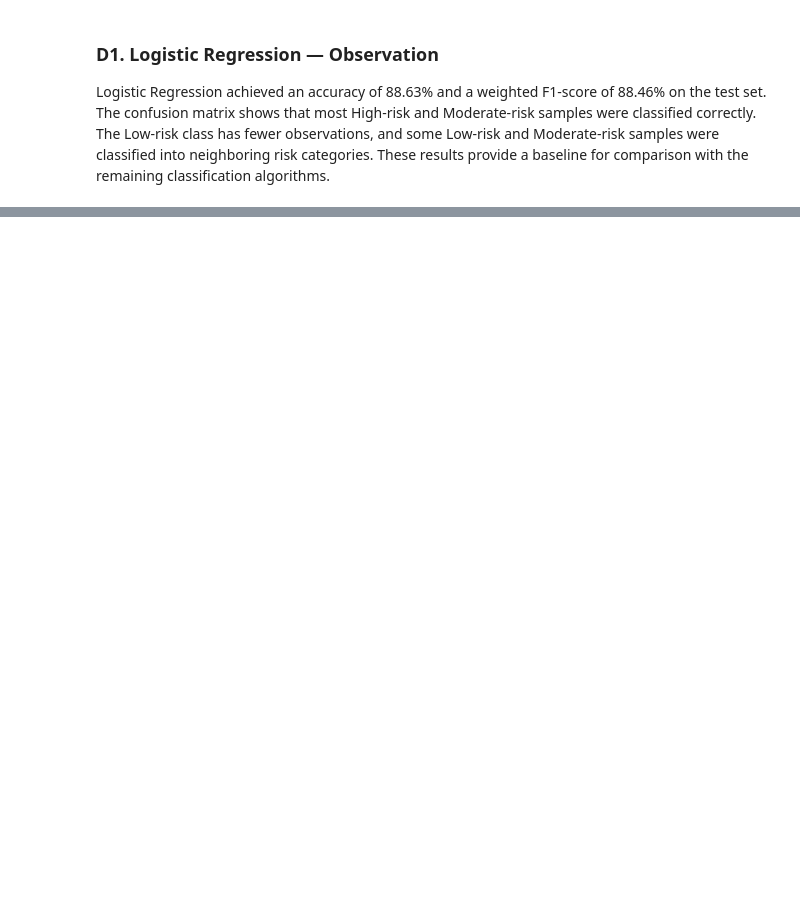
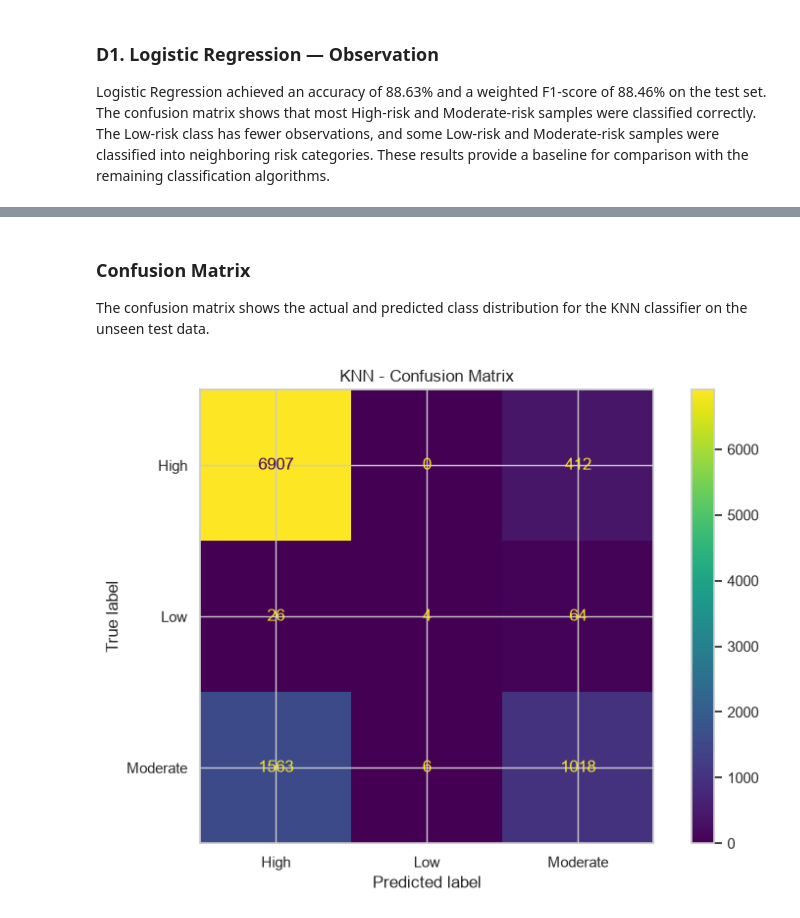
Before and after one commit to MohithKumar128/ML-301, a Jupyter notebook: notebooks/classification.ipynb, the cells around one changed output, grey strips where cells are left out. Drawn from its saved outputs; the diff is of its cells as text; code cells hidden in the pictures; blank space fills up the shorter version.

```diff
--- a/notebooks/classification.ipynb
+++ b/notebooks/classification.ipynb
@@ -796,0 +816,13 @@ Logistic Regression achieved an accuracy of 88.63% and a weighted F1-score of 88
+# %%
+
+# Create and train the KNN model
+knn_model = KNeighborsClassifier(
+    n_neighbors=5
+)
+
+knn_model.fit(
+    X_train_processed,
+    y_train
+)
+
+print("KNN model trained successfully.")
@@ -796,0 +920,25 @@ Logistic Regression achieved an accuracy of 88.63% and a weighted F1-score of 88
+# %% [markdown]
+### Confusion Matrix
+
+The confusion matrix shows the actual and predicted class distribution for the KNN classifier on the unseen test data.
+# %%
+from sklearn.metrics import confusion_matrix, ConfusionMatrixDisplay
+
+# Create confusion matrix
+cm_knn = confusion_matrix(
+    y_test,
+    y_pred_knn
+)
+
+# Display confusion matrix
+disp = ConfusionMatrixDisplay(
+    confusion_matrix=cm_knn,
+    display_labels=knn_model.classes_
+)
+
+disp.plot()
+
+plt.title("KNN - Confusion Matrix")
+plt.show()
+# %% [output]
+[figure, added]
```
Also changed, not shown: parts of 19 cells of this notebook, 1 other file.
